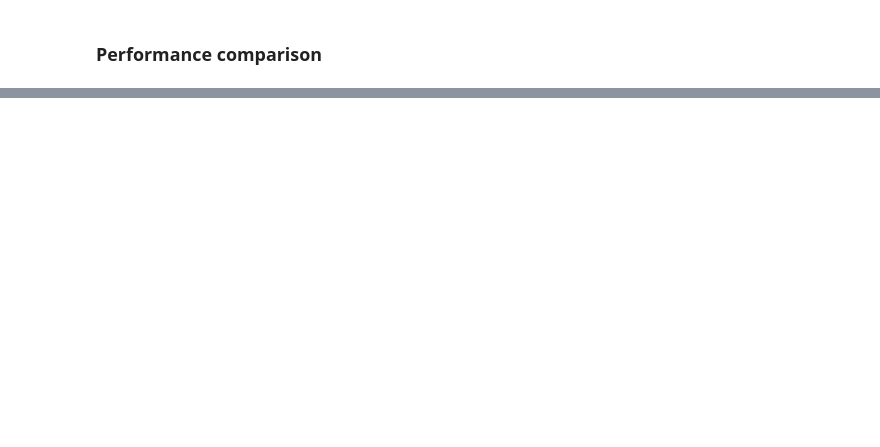
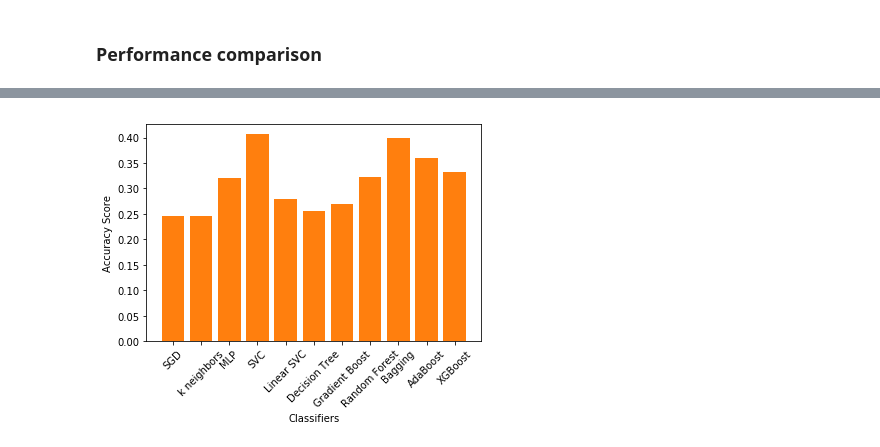
Before and after one commit to manuelfreude/kagglepetfinder, a Jupyter notebook: petfinder.ipynb, the cells around one changed output, grey strips where cells are left out. Saved outputs shown, nothing was run; the diff lists cells and outputs as text; code cells hidden in the pictures; blank space fills up the shorter version.

Commit message:
Model development and performance comparison

```diff
--- a/petfinder.ipynb
+++ b/petfinder.ipynb
@@ -2182,0 +2522,34 @@ array([2, 1, 1, 1, 1, 1, 1, 1, 1, 1, 4, 1, 4, 4, 4, 4, 4, 4, 4, 4, 4, 4,
+# %%
+# https://machinelearningmastery.com/develop-first-xgboost-model-python-scikit-learn/
+
+from xgboost import XGBClassifier
+
+XGBoost_model = XGBClassifier(learning_rate=0.001, random_state=25)
+
+XGBoost_model.fit(train_variables, train_targets)
+
+XGBoost_preds = XGBoost_model.predict(valid_variables)
+
+classifier = 'XGBoost'
+accuracy = accuracy_score(valid_targets, XGBoost_preds)
+precision = precision_score(valid_targets, XGBoost_preds, average='weighted')
+recall = recall_score(valid_targets, XGBoost_preds, average='weighted')
+f1 = f1_score(valid_targets, XGBoost_preds, average='weighted')
+qkappa = cohen_kappa_score(valid_targets, XGBoost_preds, weights='quadratic')
+
+scores = scores.append(pd.Series([classifier, accuracy, precision, recall, f1, qkappa], index=scores.columns), ignore_index=True)
+
+# Accuracy
+print('Accuracy: %.2f' % accuracy)
+
+# Precision
+print('Precision: %.2f' % precision)
+
+# Recall
+print('Recall: %.2f' % recall)
+
+# F1 score
+print('F1 score: %.2f' % f1)
+
+# Quadratic kappa
+print('Quadratic kappa: %.2f' % qkappa)
@@ -2189,8 +2581,10 @@ scores.head(10)
 # %%
-# Plotting MSE comparison
+# Plotting accuracy comparison
 
-pyplot.bar(scores['Classifier'], scores['Mean squared error'], color='C7')
-pyplot.xticks(rotation=45)
-pyplot.ylabel('Mean squared error')
-pyplot.xlabel('Algorithms');
+plt.bar(scores['Classifier'], scores['Accuracy'], color='C1')
+plt.xticks(rotation=45)
+plt.ylabel('Accuracy Score')
+plt.xlabel('Classifiers');
+# %% [output]
+[figure, added]
 # %%
```
Also changed, not shown: parts of 46 cells of this notebook.
